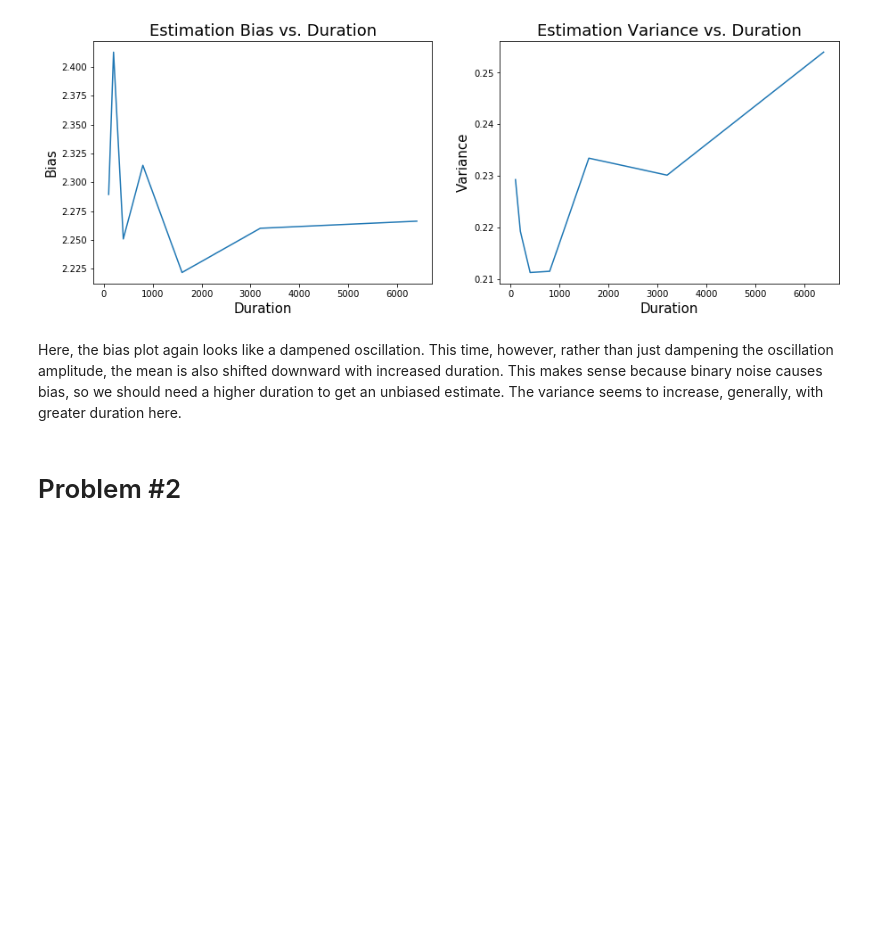
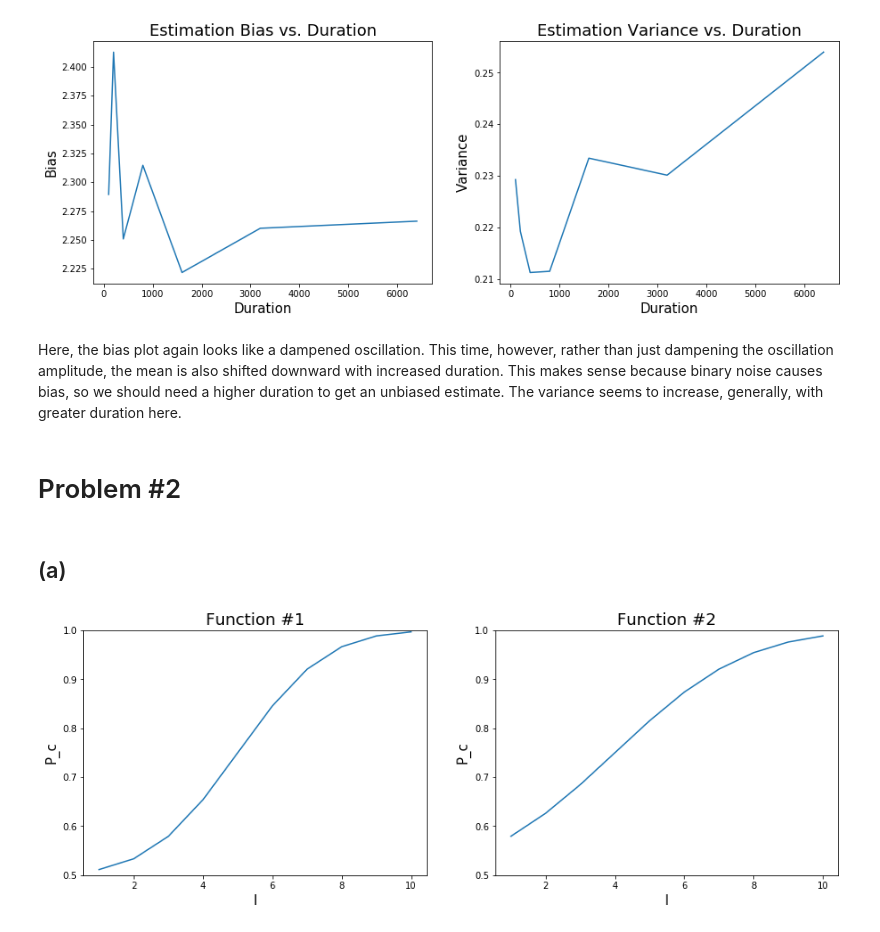
Before and after one commit to rfeinman/hw-mathtools, a Jupyter notebook: Feinman_Reuben_HW6/hw6.ipynb, the cells around one changed output. Cells and saved outputs as stored; diff of their text form; code cells hidden in the pictures; blank space fills up the shorter version.

```diff
--- a/Feinman_Reuben_HW6/hw6.ipynb
+++ b/Feinman_Reuben_HW6/hw6.ipynb
@@ -257,0 +262,22 @@ Here, the bias plot again looks like a dampened oscillation. This time, however,
+# %% [markdown]
+## (a)
+# %%
+# Compute the two functions
+i_grid = np.arange(1,11)
+f1 = 0.5 + 0.5*norm.cdf(i_grid, loc=5, scale=2) # {5,2} case
+f2 = 0.5 + 0.5*norm.cdf(i_grid, loc=4, scale=3) # {4,3} casee
+# %%
+fig, axes = plt.subplots(nrows=1, ncols=2, figsize=(15, 5))
+axes[0].plot(i_grid, f1)
+axes[0].set_title('Function #1', fontsize=18)
+axes[0].set_xlabel('I', fontsize=15)
+axes[0].set_ylabel('P_c', fontsize=15)
+axes[0].set_ylim(0.5,1)
+axes[1].plot(i_grid, f2)
+axes[1].set_title('Function #2', fontsize=18)
+axes[1].set_xlabel('I', fontsize=15)
+axes[1].set_ylabel('P_c', fontsize=15)
+axes[1].set_ylim(0.5,1)
+plt.show()
+# %% [output]
+[figure, added]
```
Also changed, not shown: parts of 29 cells of this notebook.
